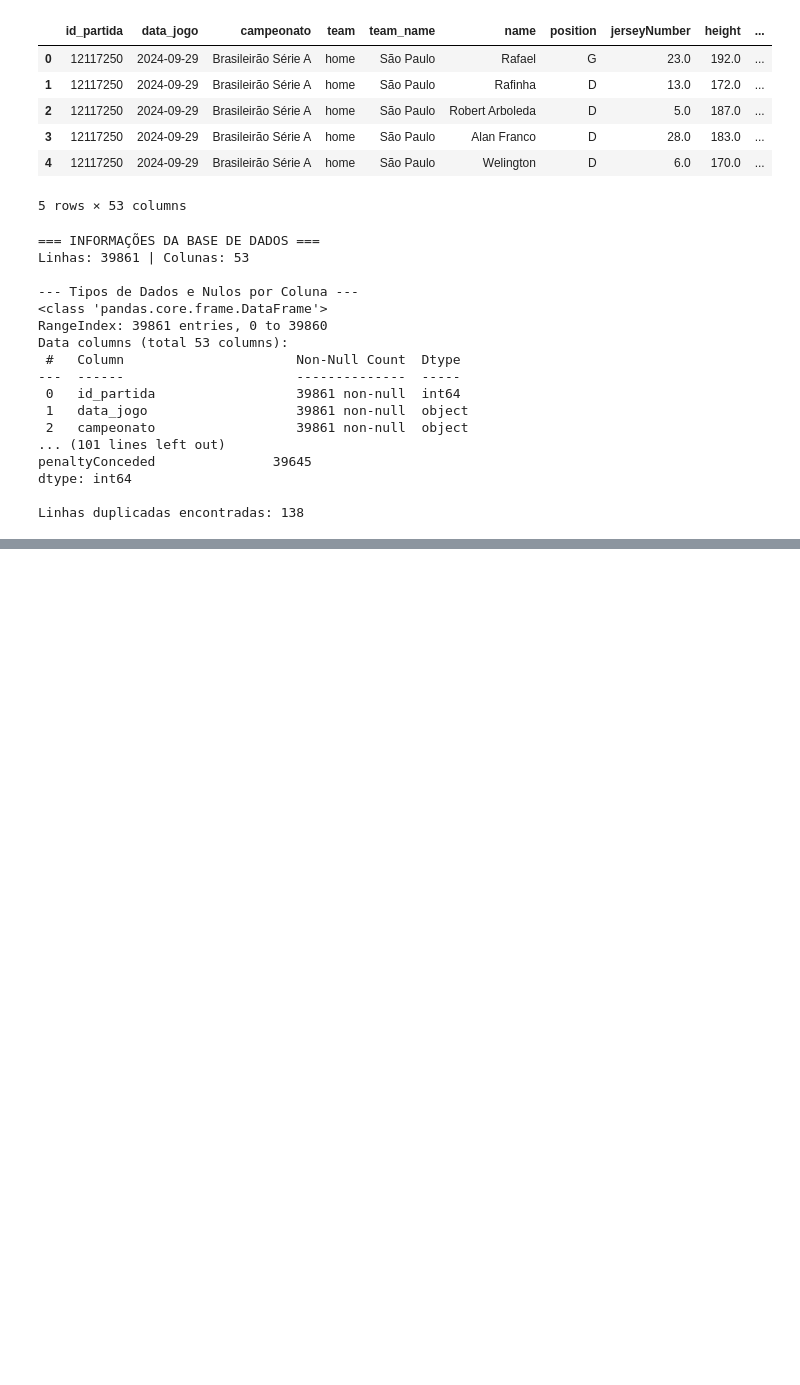
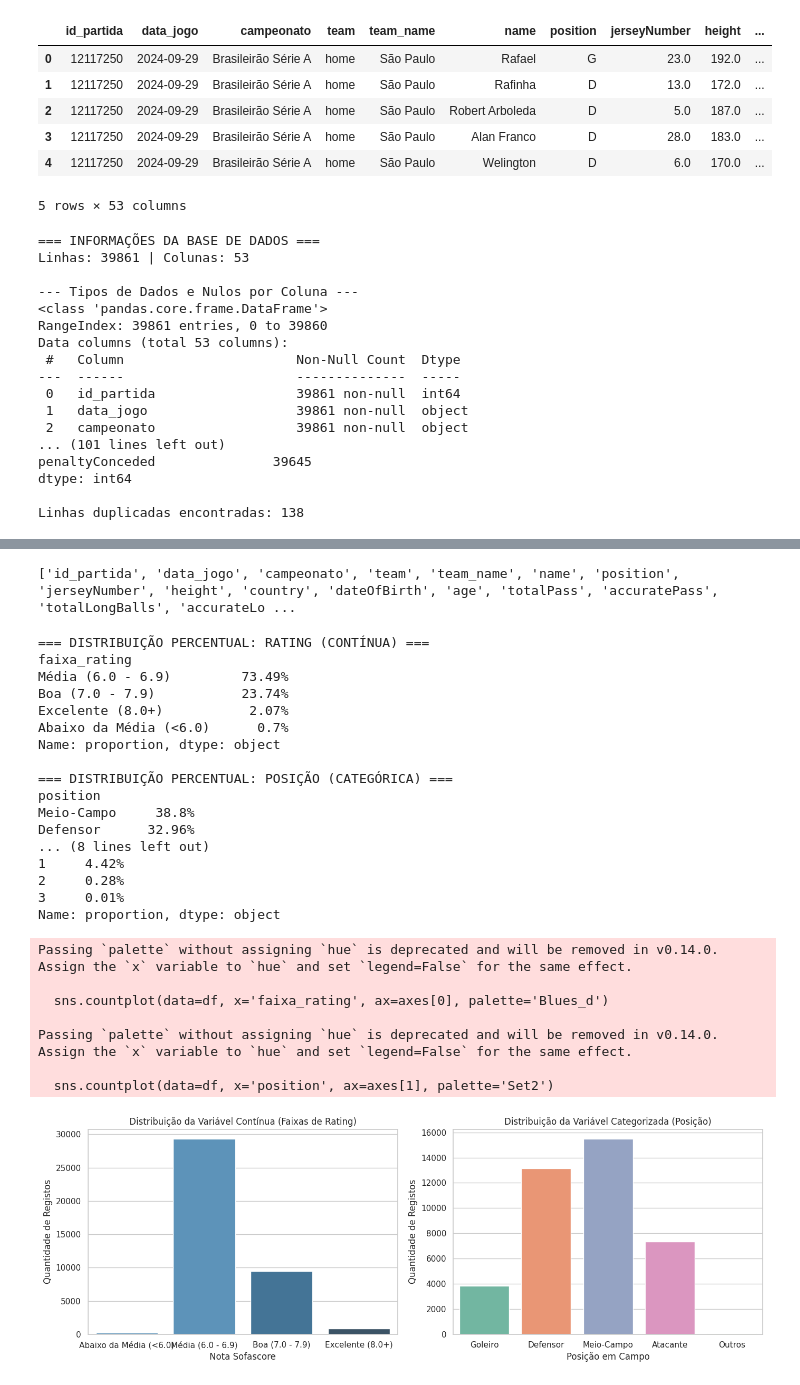
Before and after one commit to 18252054-sketch/eda_projeto_ia, a Jupyter notebook: Template.ipynb, the cells around one changed output, grey strips where cells are left out. Saved outputs shown, nothing was run; the diff lists cells and outputs as text; code cells hidden in the pictures; blank space fills up the shorter version.

```diff
--- a/Template.ipynb
+++ b/Template.ipynb
@@ -144,0 +225,67 @@ df_players.describe().T
+# %%
+print(df_players.columns.tolist())
+# %% [output]
+['id_partida', 'data_jogo', 'campeonato', 'team', 'team_name', 'name', 'position', 'jerseyNumber', 'height', 'country', 'dateOfBirth', 'age', 'totalPass', 'accuratePass', 'totalLongBalls', 'accurateLo ...
+# %%
+# --- VARIÁVEL CONTÍNUA: rating (Faixas Percentuais) ---
+df['faixa_rating'] = pd.cut(
+    df['rating'],
+    bins=[0, 5.99, 6.99, 7.99, 10.0],
+    labels=['Abaixo da Média (<6.0)', 'Média (6.0 - 6.9)', 'Boa (7.0 - 7.9)', 'Excelente (8.0+)']
+)
+
+print("=== DISTRIBUIÇÃO PERCENTUAL: RATING (CONTÍNUA) ===")
+dist_rating = df['faixa_rating'].value_counts(normalize=True) * 100
+print(dist_rating.round(2).astype(str) + '%')
+
+# --- VARIÁVEL DISCRETA / CATEGÓRICA: position ---
+print("\n=== DISTRIBUIÇÃO PERCENTUAL: POSIÇÃO (CATEGÓRICA) ===")
+dist_pos = df['position'].value_counts(normalize=True) * 100
+print(dist_pos.round(2).astype(str) + '%')
+
+# --- VARIÁVEL DISCRETA: goals ---
+print("\n=== DISTRIBUIÇÃO PERCENTUAL: GOLOS POR JOGO (DISCRETA) ===")
+dist_goals = df['goals'].value_counts(normalize=True).head(4) * 100
+print(dist_goals.round(2).astype(str) + '%')
+
+# --- GRÁFICOS DE DISTRIBUIÇÃO ---
+fig, axes = plt.subplots(1, 2, figsize=(14, 5))
+
+sns.countplot(data=df, x='faixa_rating', ax=axes[0], palette='Blues_d')
+axes[0].set_title('Distribuição da Variável Contínua (Faixas de Rating)')
+axes[0].set_xlabel('Nota Sofascore')
+axes[0].set_ylabel('Quantidade de Registos')
+
+sns.countplot(data=df, x='position', ax=axes[1], palette='Set2')
+axes[1].set_title('Distribuição da Variável Categorizada (Posição)')
+axes[1].set_xlabel('Posição em Campo')
+axes[1].set_ylabel('Quantidade de Registos')
+
+plt.tight_layout()
+plt.show()
+# %% [output]
+=== DISTRIBUIÇÃO PERCENTUAL: RATING (CONTÍNUA) ===
+faixa_rating
+Média (6.0 - 6.9)         73.49%
+Boa (7.0 - 7.9)           23.74%
+Excelente (8.0+)           2.07%
+Abaixo da Média (<6.0)      0.7%
+Name: proportion, dtype: object
+
+=== DISTRIBUIÇÃO PERCENTUAL: POSIÇÃO (CATEGÓRICA) ===
+position
+Meio-Campo     38.8%
+Defensor      32.96%
+... (8 lines left out)
+1     4.42%
+2     0.28%
+3     0.01%
+Name: proportion, dtype: object
+Passing `palette` without assigning `hue` is deprecated and will be removed in v0.14.0. Assign the `x` variable to `hue` and set `legend=False` for the same effect.
+
+  sns.countplot(data=df, x='faixa_rating', ax=axes[0], palette='Blues_d')
+
+Passing `palette` without assigning `hue` is deprecated and will be removed in v0.14.0. Assign the `x` variable to `hue` and set `legend=False` for the same effect.
+
+  sns.countplot(data=df, x='position', ax=axes[1], palette='Set2')
+[figure, added]
```
Also changed, not shown: parts of 5 cells of this notebook.
